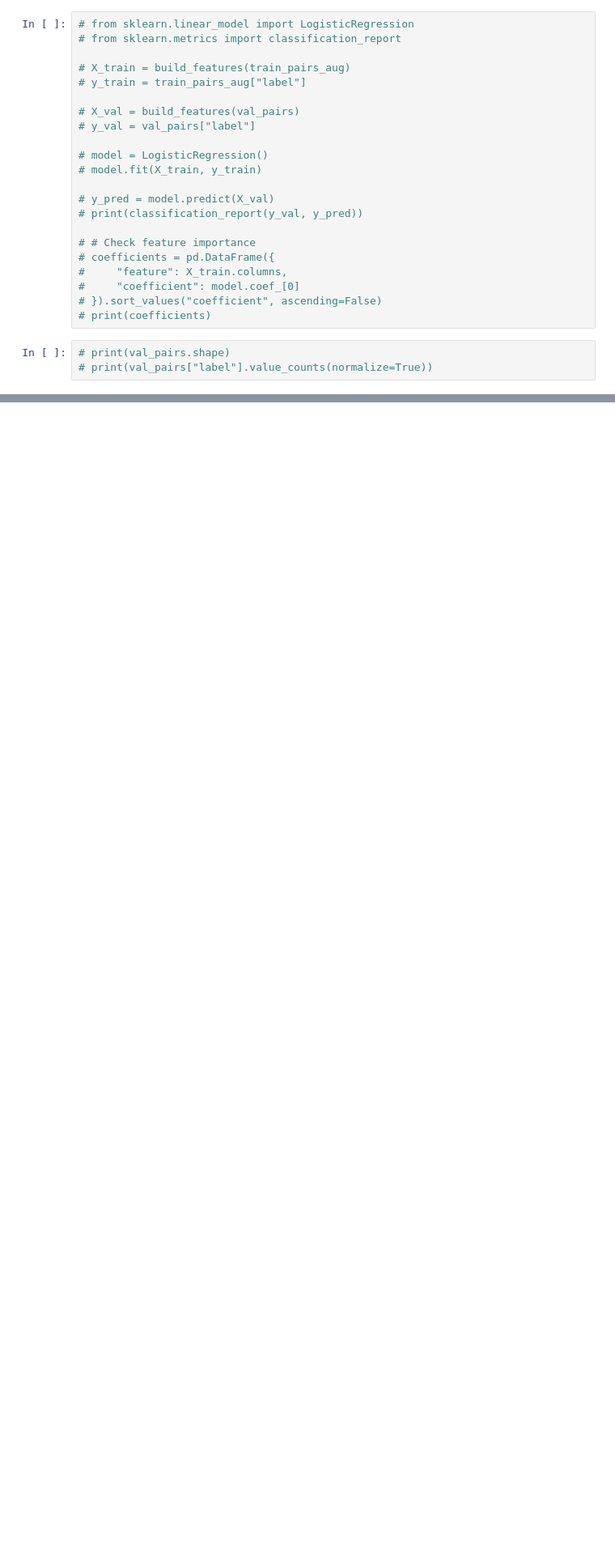
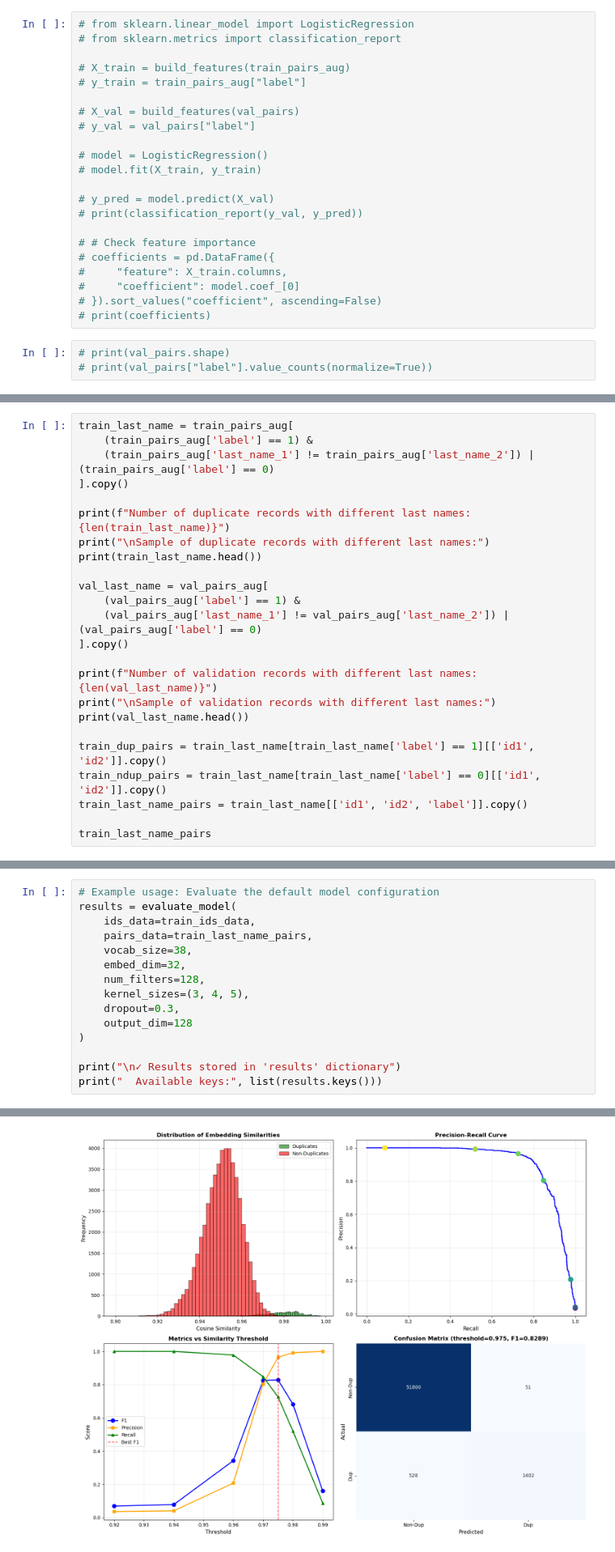
Before and after one commit to Erdos-Projects/spring-2026-deep-learning-fragmented-id-resolution, a Jupyter notebook: Hard_negative_Positive_Augmentation.ipynb, the cells around one changed output, grey strips where cells are left out. Shown at 81% size. Saved outputs shown, nothing was run; the diff lists cells and outputs as text; blank space fills up the shorter version.

```diff
--- a/Hard_negative_Positive_Augmentation.ipynb
+++ b/Hard_negative_Positive_Augmentation.ipynb
@@ -761,0 +1011,24 @@ print(classification_report(y_val, model.predict(X_val)))
+# %%
+train_last_name = train_pairs_aug[
+    (train_pairs_aug['label'] == 1) &
+    (train_pairs_aug['last_name_1'] != train_pairs_aug['last_name_2']) | (train_pairs_aug['label'] == 0)
+].copy()
+
+print(f"Number of duplicate records with different last names: {len(train_last_name)}")
+print("\nSample of duplicate records with different last names:")
+print(train_last_name.head())
+
+val_last_name = val_pairs_aug[
+    (val_pairs_aug['label'] == 1) &
+    (val_pairs_aug['last_name_1'] != val_pairs_aug['last_name_2']) | (val_pairs_aug['label'] == 0)
+].copy()
+
+print(f"Number of validation records with different last names: {len(val_last_name)}")
+print("\nSample of validation records with different last names:")
+print(val_last_name.head())
+
+train_dup_pairs = train_last_name[train_last_name['label'] == 1][['id1', 'id2']].copy()
+train_ndup_pairs = train_last_name[train_last_name['label'] == 0][['id1', 'id2']].copy()
+train_last_name_pairs = train_last_name[['id1', 'id2', 'label']].copy()
+
+train_last_name_pairs
@@ -761,0 +1454,16 @@ print(classification_report(y_val, model.predict(X_val)))
+# %%
+# Example usage: Evaluate the default model configuration
+results = evaluate_model(
+    ids_data=train_ids_data,
+    pairs_data=train_last_name_pairs,
+    vocab_size=38,
+    embed_dim=32,
+    num_filters=128,
+    kernel_sizes=(3, 4, 5),
+    dropout=0.3,
+    output_dim=128
+)
+
+print("\n✓ Results stored in 'results' dictionary")
+print("  Available keys:", list(results.keys()))
+# %% [output]
@@ -761,0 +1487 @@ print(classification_report(y_val, model.predict(X_val)))
+[figure, added]
```
Also changed, not shown: parts of 35 cells of this notebook.
